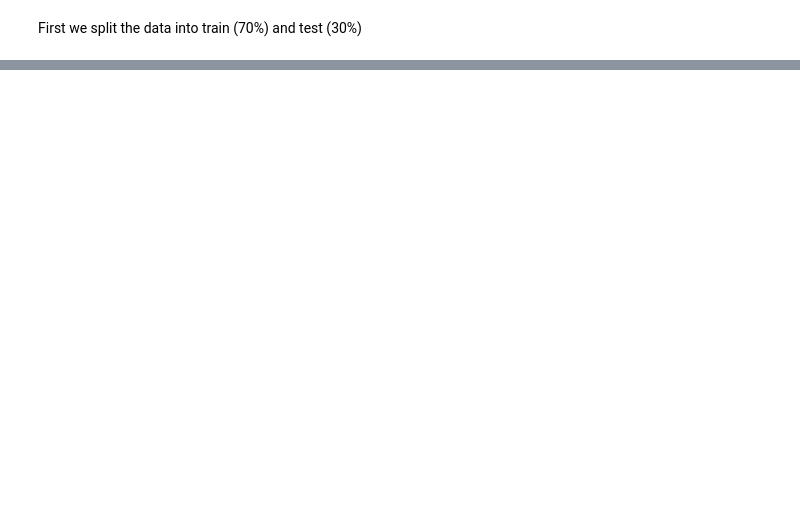
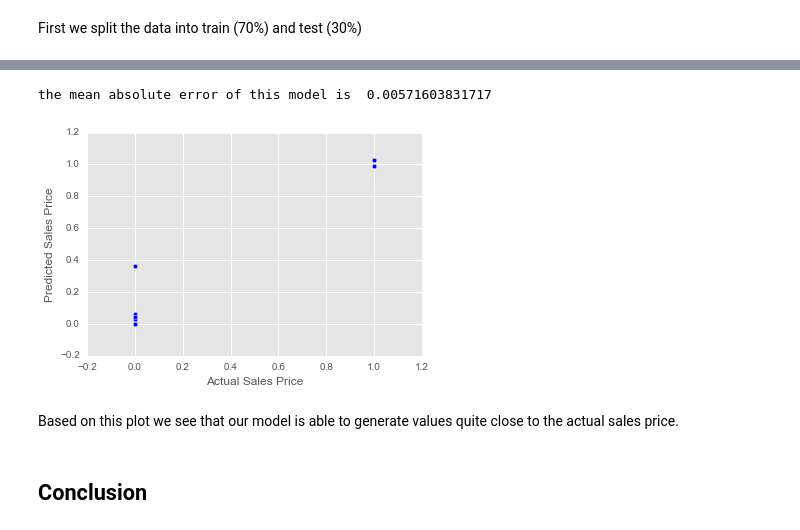
Before and after one commit to ysriram1/Analyzing-Housing-Data, a Jupyter notebook: Exploring Housing Data.ipynb, the cells around one changed output, grey strips where cells are left out. Cells and saved outputs as stored; diff of their text form; code cells hidden in the pictures; blank space fills up the shorter version.

```diff
--- a/Exploring Housing Data.ipynb
+++ b/Exploring Housing Data.ipynb
@@ -350,0 +409,21 @@ from sklearn.metrics import mean_absolute_error
+# %%
+# building out the final model
+gb_final = GradientBoostingRegressor(random_state=seed, learning_rate=0.5, max_depth=1, n_estimators=17).fit(X_train, y_train)
+# %%
+y_pred = gb_final.predict(X_test)
+mae = mean_absolute_error(y_test, y_pred)
+print 'the mean absolute error of this model is ', mae
+# %% [output]
+the mean absolute error of this model is  0.00571603831717
+# %%
+# We also visualize the results
+plt.scatter(y_test, y_pred)
+plt.xlabel('Actual Sales Price')
+plt.ylabel('Predicted Sales Price')
+plt.show()
+# %% [output]
+[figure, added]
+# %% [markdown]
+Based on this plot we see that our model is able to generate values quite close to the actual sales price.
+# %% [markdown]
+## Conclusion
```
Also changed, not shown: parts of 12 cells of this notebook.
